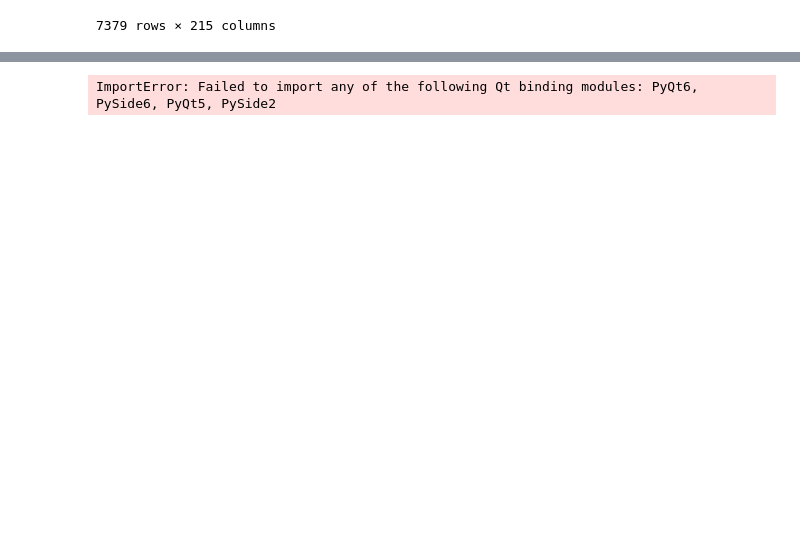
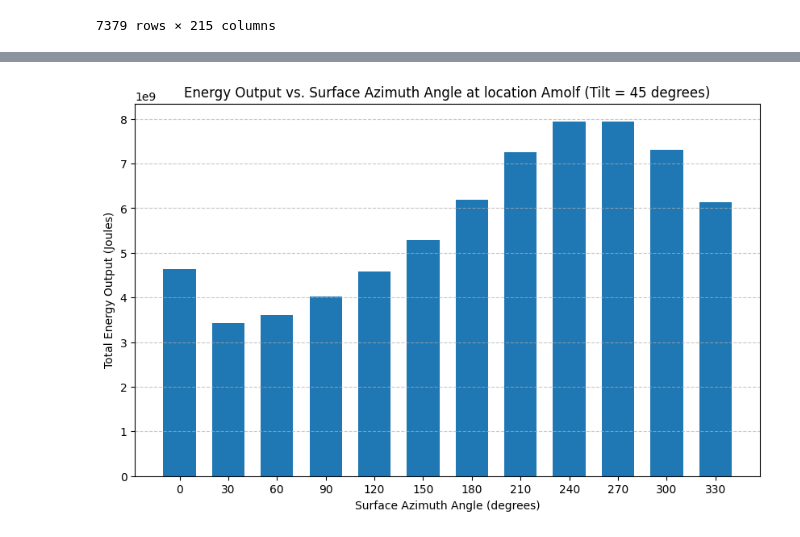
Before and after one commit to Qrax/PV-Systems-Data, a Jupyter notebook: Simulaties_na_ceck_met_amolf.ipynb, the cells around one changed output, grey strips where cells are left out. Cells and saved outputs as stored; diff of their text form; code cells hidden in the pictures; blank space fills up the shorter version.

Commit message:
Simulaties gerund met verschillende tilts en richtingen. Deze data geplot op 3 verschillende manieren.

```diff
--- a/Simulaties_na_ceck_met_amolf.ipynb
+++ b/Simulaties_na_ceck_met_amolf.ipynb
@@ -183,7 +183,7 @@ if __name__ == "__main__":
     selected_csvs = ["SolarFieldData"]
 
     # Load and synchronize data
-    synced_df = load_and_sync_data(base_path_bono, selected_months, selected_csvs, debug=True)
+    synced_df = load_and_sync_data(base_path, selected_months, selected_csvs, debug=True)
 
     # Display the synchronized DataFrame
     print("\nSynchronized DataFrame:")
@@ -616,21 +581,46 @@ results_array = np.array(results)
-# %%
-%matplotlib qt
-# Plotten van de resultaten
-fig = plt.figure(figsize=(10, 6))
-ax = fig.add_subplot(111, projection='3d')
-
-# Extract azimuth, tilt en vermogen voor de plot
-azimuth_vals = results_array[:, 0]
-tilt_vals = results_array[:, 1]
-power_vals = results_array[:, 2]
-
-# Scatter plot
-scatter = ax.scatter(azimuth_vals, tilt_vals, power_vals, c=power_vals, cmap='viridis')
-ax.set_xlabel('Azimuth (°)')
-ax.set_ylabel('Tilt (°)')
-ax.set_zlabel('Gemiddeld DC Vermogen (W)')
-plt.title('Gemiddeld DC Vermogen voor verschillende azimuth- en tilt-hoeken')
-plt.colorbar(scatter, label='Gemiddeld DC Vermogen (W)')
-plt.show()
-# %% [output]
-ImportError: Failed to import any of the following Qt binding modules: PyQt6, PySide6, PyQt5, PySide2
+# %%
+%matplotlib inline
+import numpy as np
+import pandas as pd
+import matplotlib.pyplot as plt
+
+# Define the range of azimuth angles to test
+azimuths = np.arange(0, 360, 30)  # Azimuth angles from 0 to 360 degrees with 30-degree steps
+
+# Fixed tilt angle for testing
+fixed_tilt = 45  # Example tilt angle (adjust as needed)
+
+# List to store results
+results = []
+
+# Loop through all azimuth angles
+for azimuth in azimuths:
+    # Run the simulation with the current azimuth and fixed tilt
+    dc_power_df = simulatie_runnen(filtered_df, surface_azimuth=azimuth, surface_tilt=fixed_tilt)
+
+    # Ensure the result is in DataFrame format
+    if isinstance(dc_power_df, str):
+        from io import StringIO
+        dc_power_df = pd.read_csv(StringIO(dc_power_df))
+
+    # Compute total energy output (sum of power over time in Joules)
+    total_energy = dc_power_df.sum() * 60 * 5  # Assuming 5-minute intervals, convert to Joules
+    total_energy_value = total_energy.values[0] if isinstance(total_energy, pd.Series) else total_energy
+
+    # Append results as a tuple of azimuth and total energy
+    results.append((azimuth, total_energy_value))
+
+# Convert results into a DataFrame for easier processing
+results_df = pd.DataFrame(results, columns=["Azimuth", "Total Energy (Joules)"])
+
+# Create a bar plot to visualize the results
+plt.figure(figsize=(10, 6))
+plt.bar(results_df["Azimuth"], results_df["Total Energy (Joules)"], width=20, align="center")
+plt.xlabel("Surface Azimuth Angle (degrees)")
+plt.ylabel("Total Energy Output (Joules)")
+plt.title("Energy Output vs. Surface Azimuth Angle at location Amolf (Tilt = 45 degrees)")
+plt.xticks(results_df["Azimuth"])
+plt.grid(axis="y", linestyle="--", alpha=0.7)
+plt.show()
+# %% [output]
+[figure, added]
```
Also changed, not shown: parts of 5 cells of this notebook.
